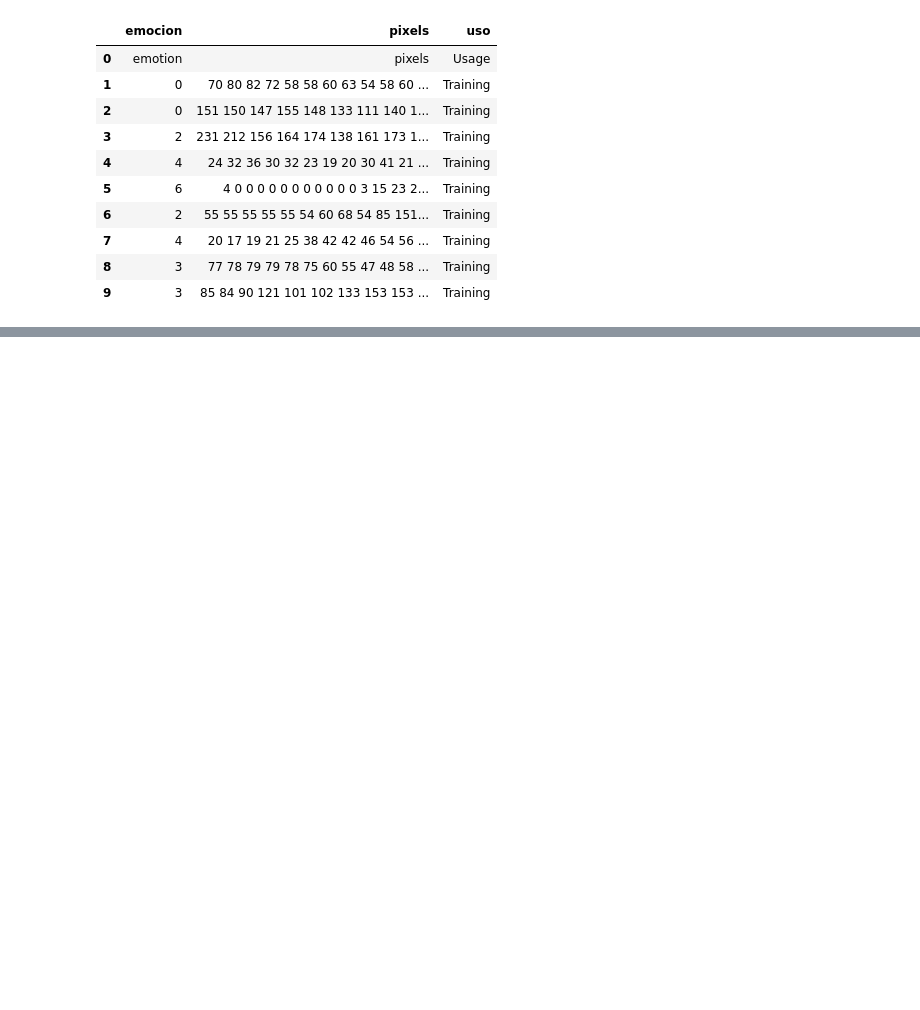
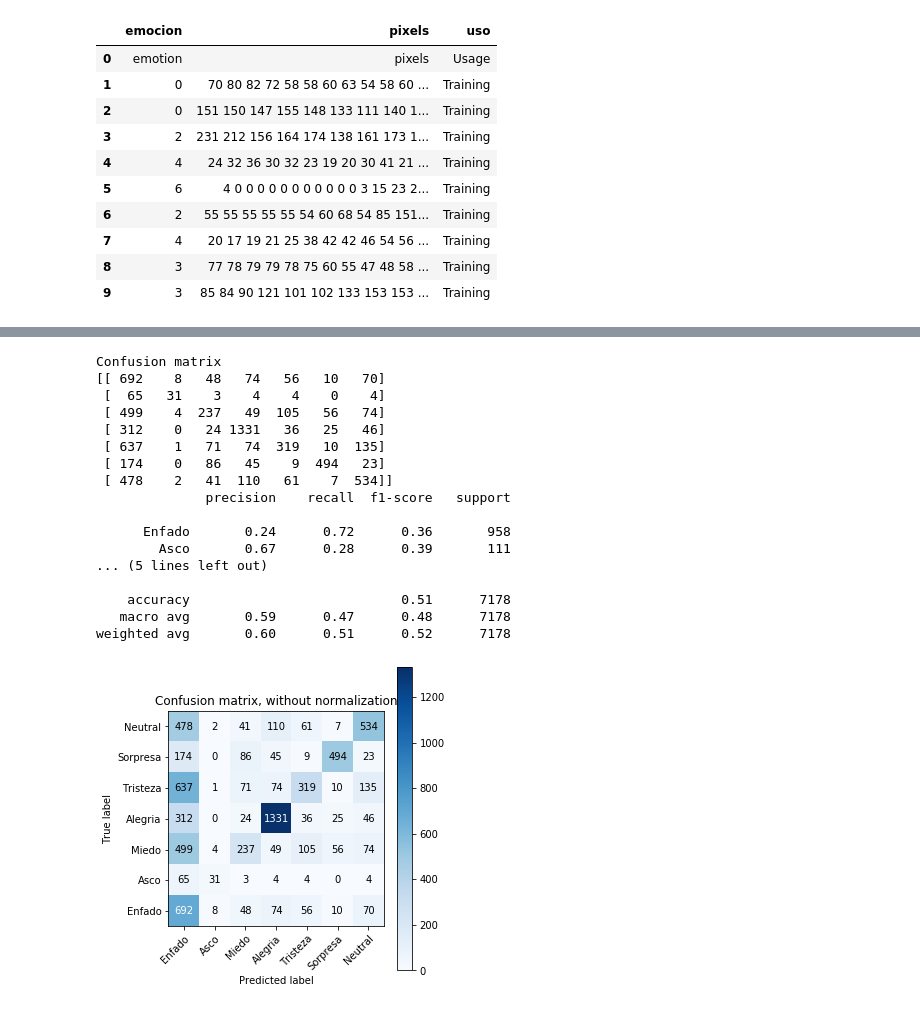
Before and after one commit to matgar03/TFGMGP, a Jupyter notebook: Notebooks/Resnet 50.ipynb, the cells around one changed output, grey strips where cells are left out. Saved outputs shown, nothing was run; the diff lists cells and outputs as text; code cells hidden in the pictures; blank space fills up the shorter version.

```diff
--- a/Notebooks/Resnet 50.ipynb
+++ b/Notebooks/Resnet 50.ipynb
@@ -38,9 +44,8 @@ df.head(10)
 | 8 | 3 | 77 78 79 79 78 75 60 55 47 48 58 ... | Training |
 | 9 | 3 | 85 84 90 121 101 102 133 153 153 ... | Training |
 # %%
-def getData(filname):
-    # Las imagenes 48x48 en grayscale (de 0 a 255)
-    # N = 35887 (28709 de entrenamiento y 2304 de testeo)
+def loadData(filname):
+
     Y_train = []
     X_train = []
     Y_test = []
@@ -49,13 +54,12 @@ def getData(filname):
     first = True
     uso = 'Training\n'
     for line in open(filname):
-        #This condition skips the first condition
         if first:
             first = False
         else:
             row = line.split(',')
             condition = str(row[2])
-            if condition == uso:
+            if condition == 'Training\n':
                 Y_train.append(int(row[0]))
                 X_train.append([int(p) for p in row[1].split()])
             else:
@@ -67,7 +71,7 @@ def getData(filname):
 
     return X_train, X_test, Y_train, Y_test
 # %%
-X_train, X_test, Y_train, Y_test= getData(filename)
+X_train, X_test, Y_train, Y_test= loadData(filename)
 # %%
 N_train = X_train.shape[0]
 N_test = X_test.shape[0]
@@ -273,0 +258,4 @@ ________________________________________________________________________________
+# %%
+model.summary()
+optimizer = 'adam'
+model.compile(loss='categorical_crossentropy', optimizer=optimizer, metrics=['accuracy', 'categorical_accuracy'])
@@ -274,10 +280,12 @@ ________________________________________________________________________________
 # %%
 epochs = 100
-optimizer = 'adam'
-es = EarlyStopping(monitor='val_loss', min_delta=0, patience=10, verbose=0, mode='auto')
-model.compile(loss='categorical_crossentropy', optimizer=optimizer, metrics=['accuracy'])
+
+es = EarlyStopping(monitor='val_loss', patience=10, verbose=0, mode='min')
+mc = ModelCheckpoint('.rnet_1.hdf5', save_best_only=True, monitor='val_loss', mode='min')
+rlr = ReduceLROnPlateau(monitor='val_loss', factor=0.1, patience=7, verbose=1, mode='min')
+
 np.random.seed(16)
-cb =  [es]
+cb =  [es,mc,rlr]
 model.fit(X_train, Y_train, validation_data=(X_test, Y_test), epochs=epochs, batch_size=64, callbacks = cb)
 # %% [output]
 Epoch 1/100
@@ -299,0 +369,29 @@ Epoch 28/100
+# %%
+model.load_weights('.rnet_1.hdf5')
+pred = np.array(model.predict(X_test))
+pred = np.around(pred)
+pred = pred.astype(int)
+Y_test = Y_test.astype(int)
+
+
+plot_confusion_matrix(Y_test.argmax(axis=1),pred.argmax(axis=1),label_map)
+print(cr(Y_test.argmax(axis=1),pred.argmax(axis=1),target_names = label_map))
+# %% [output]
+Confusion matrix
+[[ 692    8   48   74   56   10   70]
+ [  65   31    3    4    4    0    4]
+ [ 499    4  237   49  105   56   74]
+ [ 312    0   24 1331   36   25   46]
+ [ 637    1   71   74  319   10  135]
+ [ 174    0   86   45    9  494   23]
+ [ 478    2   41  110   61    7  534]]
+              precision    recall  f1-score   support
+
+      Enfado       0.24      0.72      0.36       958
+        Asco       0.67      0.28      0.39       111
+... (5 lines left out)
+
+    accuracy                           0.51      7178
+   macro avg       0.59      0.47      0.48      7178
+weighted avg       0.60      0.51      0.52      7178
+[figure, added]
```
Also changed, not shown: parts of 16 cells of this notebook, 2 other files.
